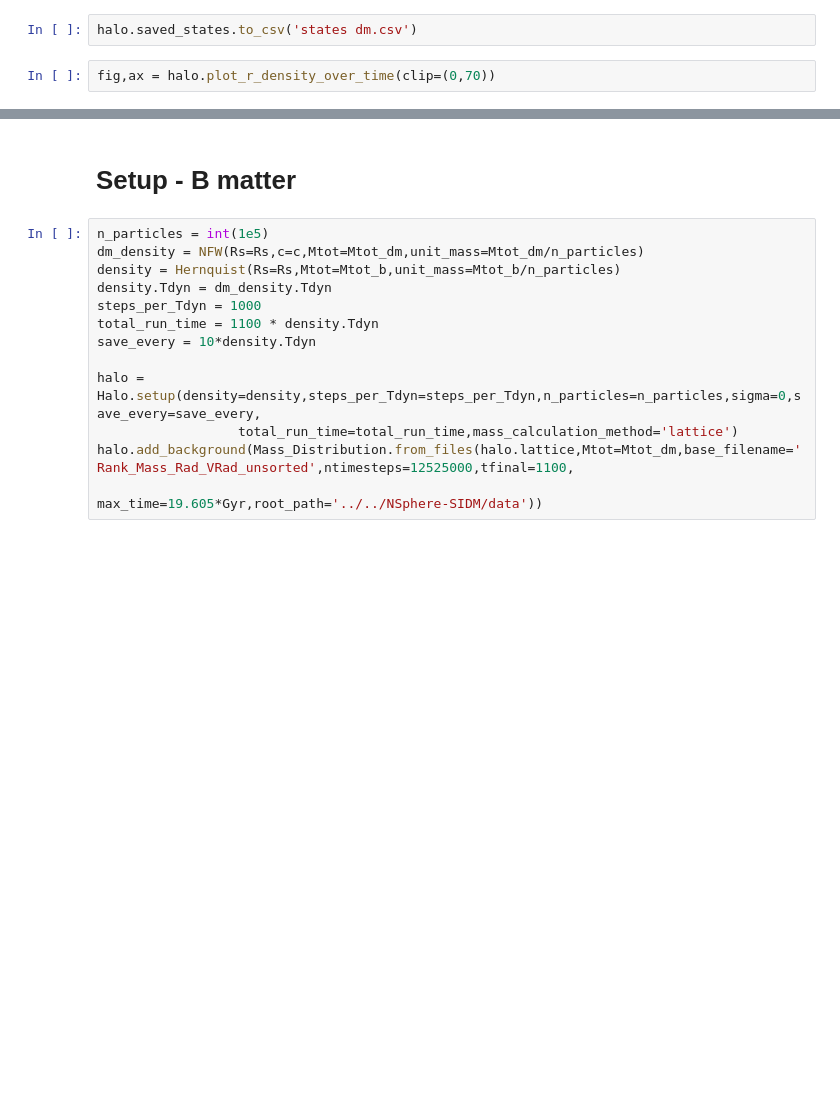
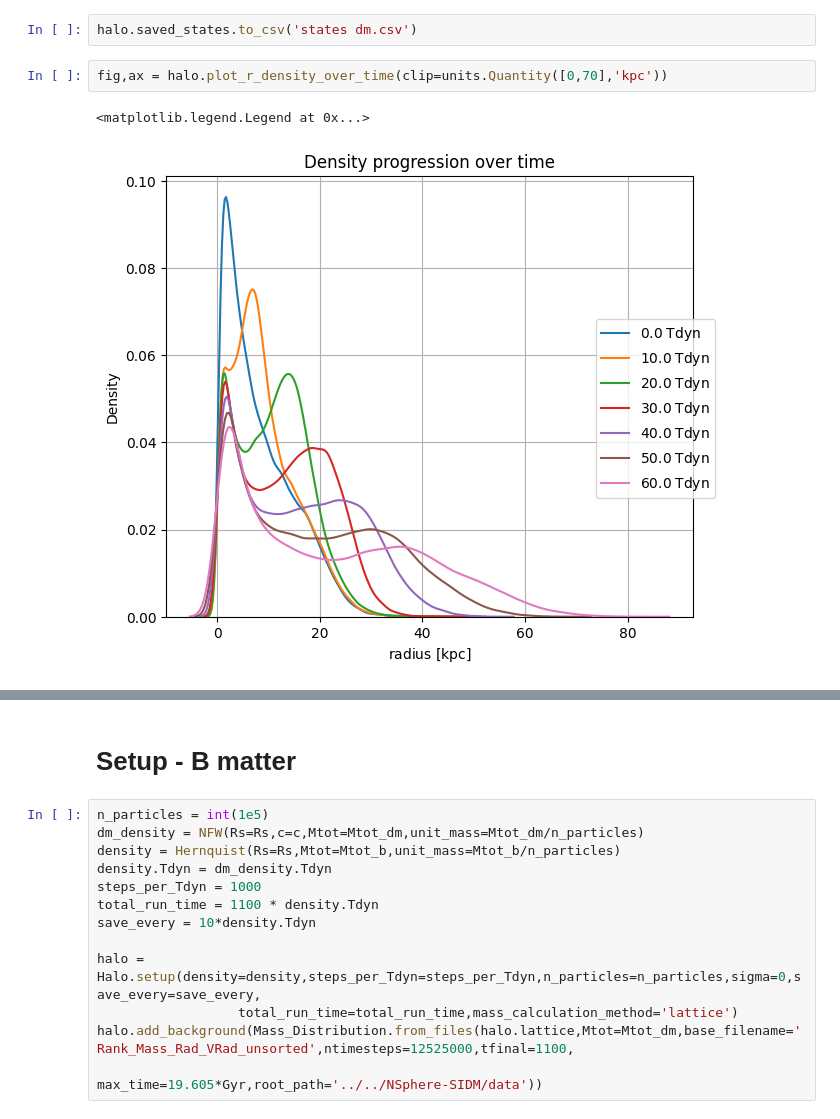
Before and after one commit to Rotem-Barnea/pySIDM, a Jupyter notebook: analysis/run.ipynb, the cells around one changed output, grey strips where cells are left out. Drawn from its saved outputs; the diff is of its cells as text; blank space fills up the shorter version.

```diff
--- a/analysis/run.ipynb
+++ b/analysis/run.ipynb
@@ -74,5 +69,8 @@ Text(0.5, 1.0, 'Scattering location distribution within the first 1 Gyr')
 # %%
 halo.saved_states.to_csv('states dm.csv')
 # %%
-fig,ax = halo.plot_r_density_over_time(clip=(0,70))
+fig,ax = halo.plot_r_density_over_time(clip=units.Quantity([0,70],'kpc'))
+# %% [output]
+<matplotlib.legend.Legend at 0x...>
+[figure, added]
 # %%
```
Also changed, not shown: parts of 12 cells of this notebook, 1 other file.
